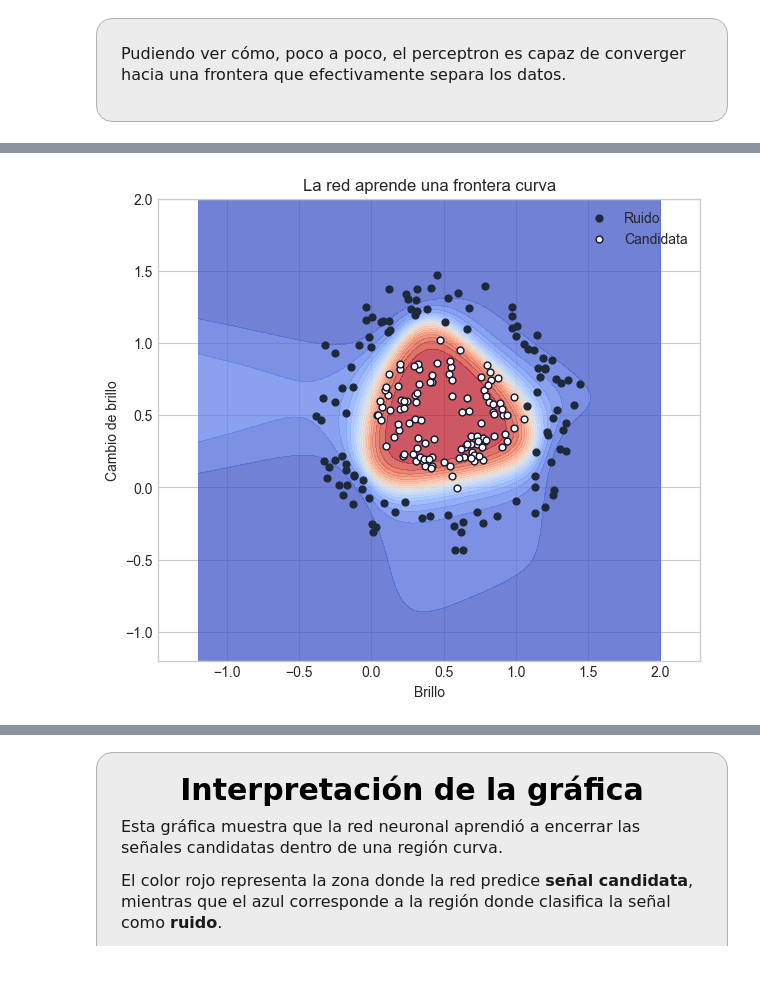
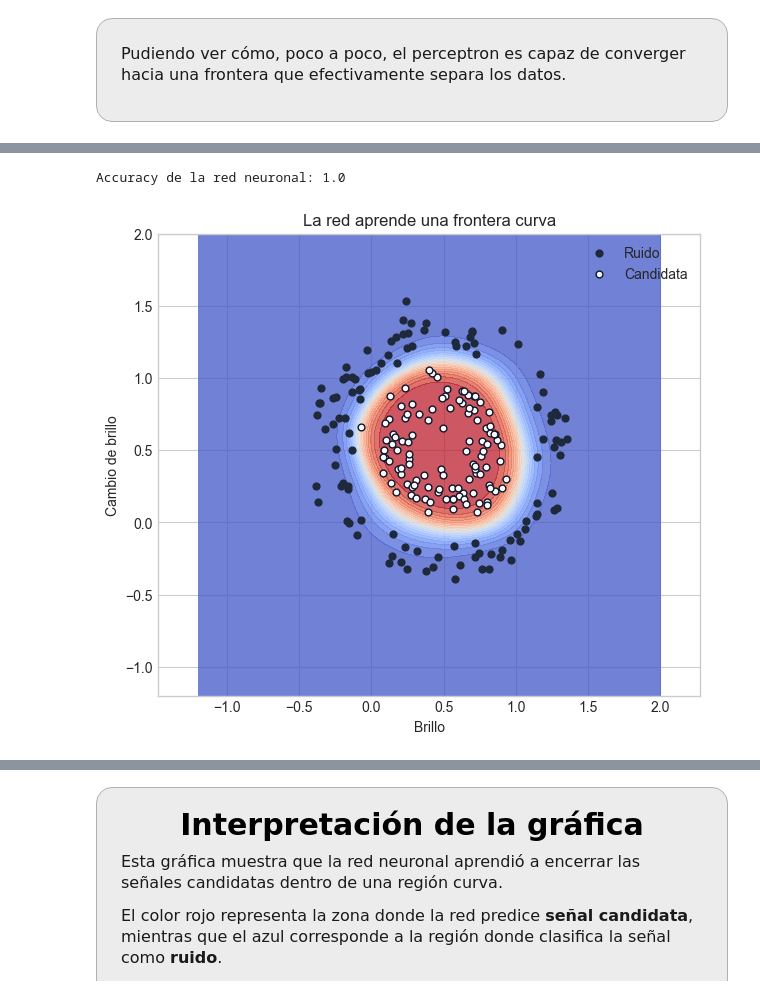
Before and after one commit to saacostad/ComputationalAstroPhysics, a Jupyter notebook: Final Project/Notebook_Observatorio_Aprende_a_Mirar.ipynb, the cells around one changed output, grey strips where cells are left out. Drawn from its saved outputs; the diff is of its cells as text; code cells hidden in the pictures.

```diff
--- a/Final Project/Notebook_Observatorio_Aprende_a_Mirar.ipynb
+++ b/Final Project/Notebook_Observatorio_Aprende_a_Mirar.ipynb
@@ -718,12 +718,15 @@ b = 0.0
 eta = 0.02
 
 # Función de activación
-def activation(x):
-    return 1. / (1 + np.exp(-x))
+def activation(x, t = "sigmoid"):
+    if t == "sigmoid":
+        return 1. / (1 + np.exp(-x))
+    elif t == "step":
+        return np.where(x < 0, 0, 1)
 
 # Evaluación del perceptron
-def perceptron_predict(w, b, X = X):
-    return activation( X@w + b)
+def perceptron_predict(w, b, X = X, t = "sigmoid"):
+    return activation( X@w + b, t)
 
 # Definimos el paso del perceptron
 def perceptron_step(w, b, X = X, y = y):
@@ -999,20 +937,75 @@ plt.show()
 # %%
+N = 5000           # Cada tantos epochs imprimir
+for i in range(N):
+
+    # Evaluamos los resultados en la PRIMERA NEURONA
+    z1 = Xn @ W1 + b1   # Resultados puros
+    a1 = sigmoid(z1)    # Junto con la activación
+
+    # Lo mismo para la segunda neurona, pero esta recibe los datos de la primera
+    z2 = a1 @ W2 + b2
+    a2 = sigmoid(z2)
+
+    # Calculamos la pérdida MSE
+    loss = np.mean((y_col - a2) ** 2)
+    losses.append(loss)
+
+    # -- Hacemos gradient descent para W2
+    # Para hacer decenso del gradiente, calculamos el gradiente de la pérdida respecto a la última capa
+    d_a2 = 2 * (a2 - y_col) / len(Xn)
+    # Regla de la cadena: multiplicamos por la derivada de la sigmoide
+    d_z2 = d_a2 * sigmoid_deriv(a2)
+    # Calculamos finalmente la derivada del loss respecto a los pesos
+    d_W2 = a1.T @ d_z2
+    d_b2 = np.sum(d_z2, axis=0, keepdims=True)  # Similar con b2
+
+
+    # -- Gradient Descent para W1
+    # Derivada loss contra las activaciones a1
+    d_a1 = d_z2 @ W2.T
+    # Derivada loss contra z1
+    d_z1 = d_a1 * sigmoid_deriv(a1)
+    # El gradiente de W1 es esta derivada multiplicada por las entradas iniciales
+    d_W1 = Xn.T @ d_z1
+    d_b1 = np.sum(d_z1, axis=0, keepdims=True)   # Y similar para b1
+
+    # Damos un paso de euler
+    W2 -= lr * d_W2
+    b2 -= lr * d_b2
+    W1 -= lr * d_W1
+    b1 -= lr * d_b1
+
+# Aplicamos un step function a a2
+pred_nn = (a2 >= 0.5).astype(int).ravel()
+
+# Revisamos cómo nos fue respecto a los labels originales
+acc_nn = np.mean(pred_nn == y_ring)
+print('Accuracy de la red neuronal:', round(float(acc_nn), 3))
+
+
+# Hacemos la gráfica
 xx, yy = np.meshgrid(np.linspace(-1.2, 2.0, 300), np.linspace(-1.2, 2.0, 300))
+
+# Grid completa
 grid = np.c_[xx.ravel(), yy.ravel()]
 gridn = (grid - X_ring.mean(axis=0)) / X_ring.std(axis=0)
 
+# Evaluamos la grid
 a1g = sigmoid(gridn @ W1 + b1)
 zg = sigmoid(a1g @ W2 + b2).reshape(xx.shape)
 
+# Ploteamos
 plt.figure(figsize=(7, 6))
 plt.contourf(xx, yy, zg, levels=20, cmap='coolwarm', alpha=0.75)
 plt.scatter(X_ring[y_ring == 0][:, 0], X_ring[y_ring == 0][:, 1], s=24, color='#1e293b', label='Ruido')
 plt.scatter(X_ring[y_ring == 1][:, 0], X_ring[y_ring == 1][:, 1], s=24, color='#f8fafc', edgecolor='#0f172a', label='Candidata')
 plt.title('La red aprende una frontera curva')
 plt.xlabel('Brillo')
 plt.ylabel('Cambio de brillo')
 plt.legend()
 plt.axis('equal')
 plt.show()
+plt.close()
 # %% [output]
+Accuracy de la red neuronal: 1.0
-[figure, old version]
+[figure, new version]
```
Also changed, not shown: parts of 16 cells of this notebook.
